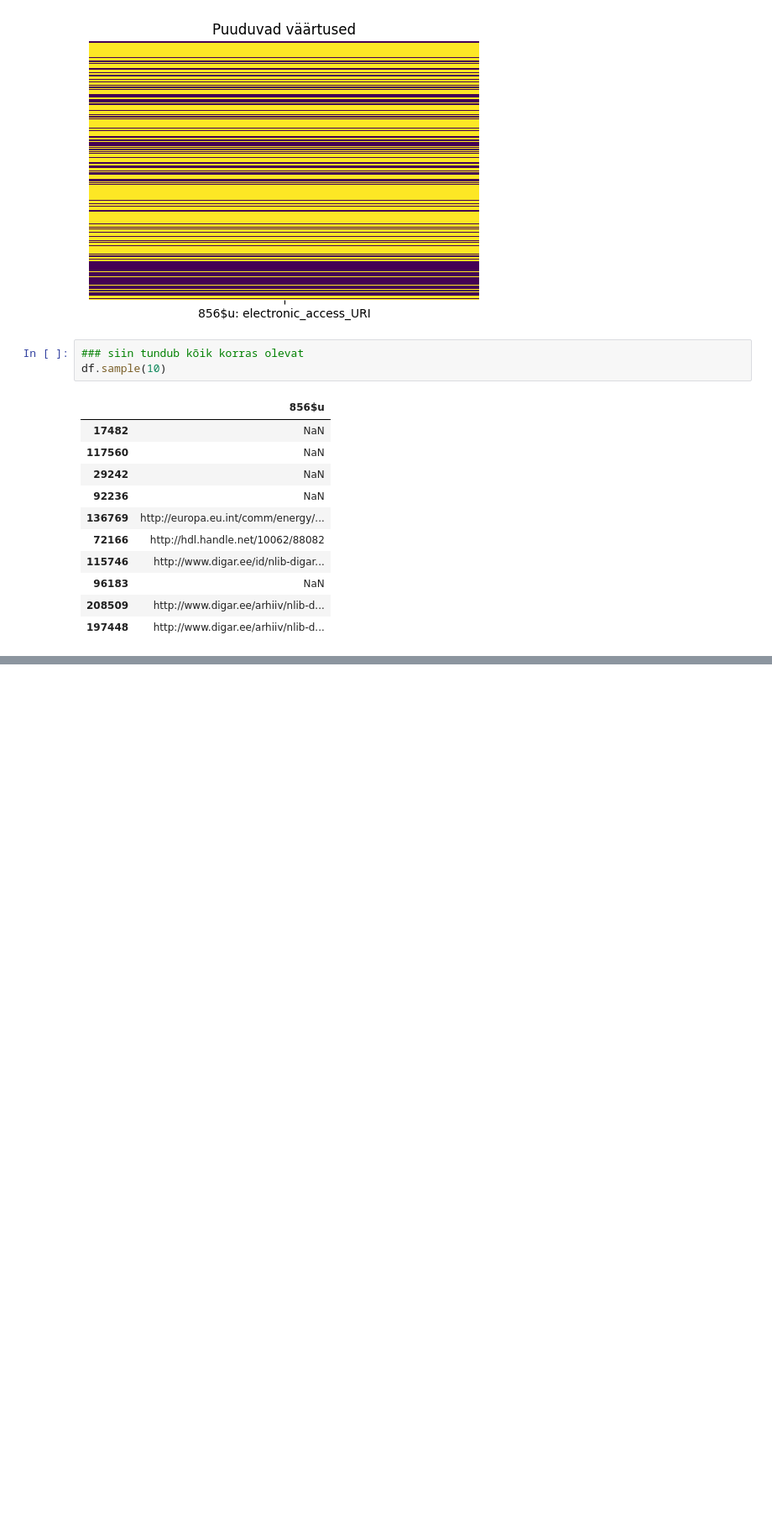
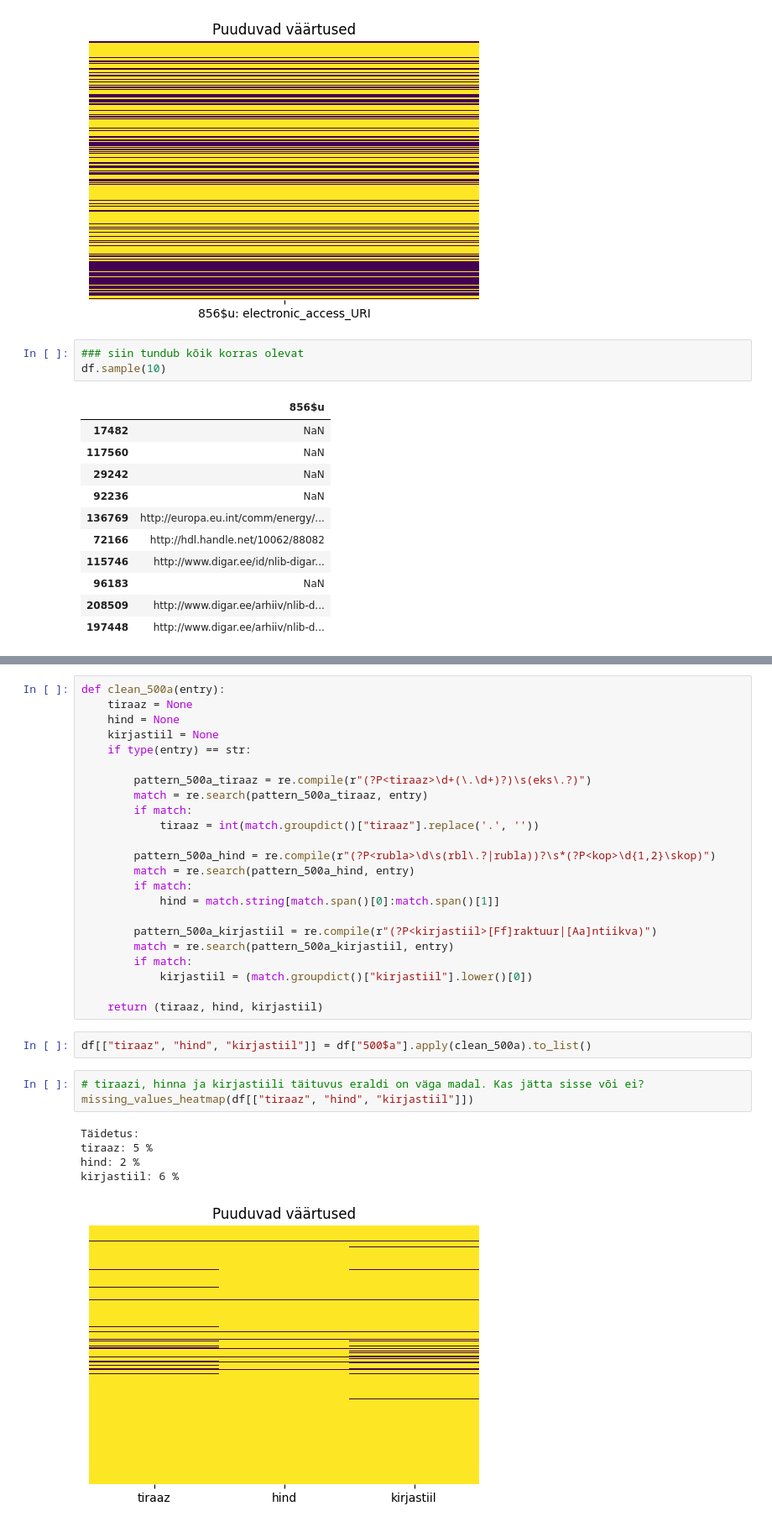
Before and after one commit to RaRa-digiLab/enb-curator, a Jupyter notebook: notebooks/filter-and-clean.ipynb, the cells around one changed output, grey strips where cells are left out. Shown at 84% size. Drawn from its saved outputs; the diff is of its cells as text; blank space fills up the shorter version.

```diff
--- a/notebooks/filter-and-clean.ipynb
+++ b/notebooks/filter-and-clean.ipynb
@@ -822,0 +921,34 @@ df.sample(10)
+# %%
+def clean_500a(entry):
+    tiraaz = None
+    hind = None
+    kirjastiil = None
+    if type(entry) == str:
+
+        pattern_500a_tiraaz = re.compile(r"(?P<tiraaz>\d+(\.\d+)?)\s(eks\.?)")
+        match = re.search(pattern_500a_tiraaz, entry)
+        if match:
+            tiraaz = int(match.groupdict()["tiraaz"].replace('.', ''))
+
+        pattern_500a_hind = re.compile(r"(?P<rubla>\d\s(rbl\.?|rubla))?\s*(?P<kop>\d{1,2}\skop)")
+        match = re.search(pattern_500a_hind, entry)
+        if match:
+            hind = match.string[match.span()[0]:match.span()[1]]
+
+        pattern_500a_kirjastiil = re.compile(r"(?P<kirjastiil>[Ff]raktuur|[Aa]ntiikva)")
+        match = re.search(pattern_500a_kirjastiil, entry)
+        if match:
+            kirjastiil = (match.groupdict()["kirjastiil"].lower()[0])
+
+    return (tiraaz, hind, kirjastiil)
+# %%
+df[["tiraaz", "hind", "kirjastiil"]] = df["500$a"].apply(clean_500a).to_list()
+# %%
+# tiraazi, hinna ja kirjastiili täituvus eraldi on väga madal. Kas jätta sisse või ei?
+missing_values_heatmap(df[["tiraaz", "hind", "kirjastiil"]])
+# %% [output]
+Täidetus:
+tiraaz: 5 %
+hind: 2 %
+kirjastiil: 6 %
+[figure, added]
```
Also changed, not shown: parts of 14 cells of this notebook.
